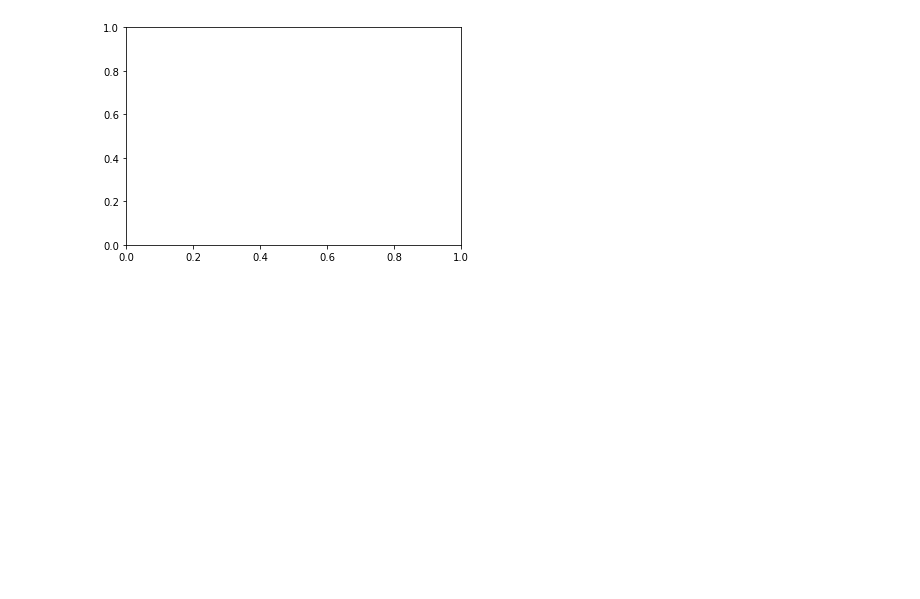
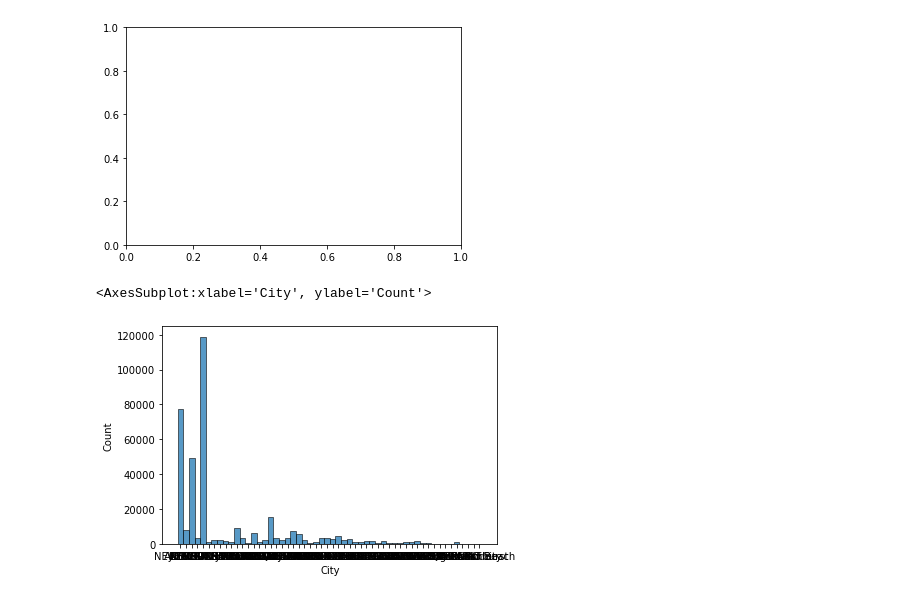
Before and after one commit to kartikgupta89/datascience-sp, a Jupyter notebook: sp1-customer-service-requests-analysis.ipynb, the cells around one changed output. Saved outputs shown, nothing was run; the diff lists cells and outputs as text; code cells hidden in the pictures; blank space fills up the shorter version.

```diff
--- a/sp1-customer-service-requests-analysis.ipynb
+++ b/sp1-customer-service-requests-analysis.ipynb
@@ -440,0 +444,5 @@ plt.xticks()
+# %%
+sns.histplot(csr_1['City'])
+# %% [output]
+<AxesSubplot:xlabel='City', ylabel='Count'>
+[figure, added]
```
Also changed, not shown: parts of 30 cells of this notebook.
